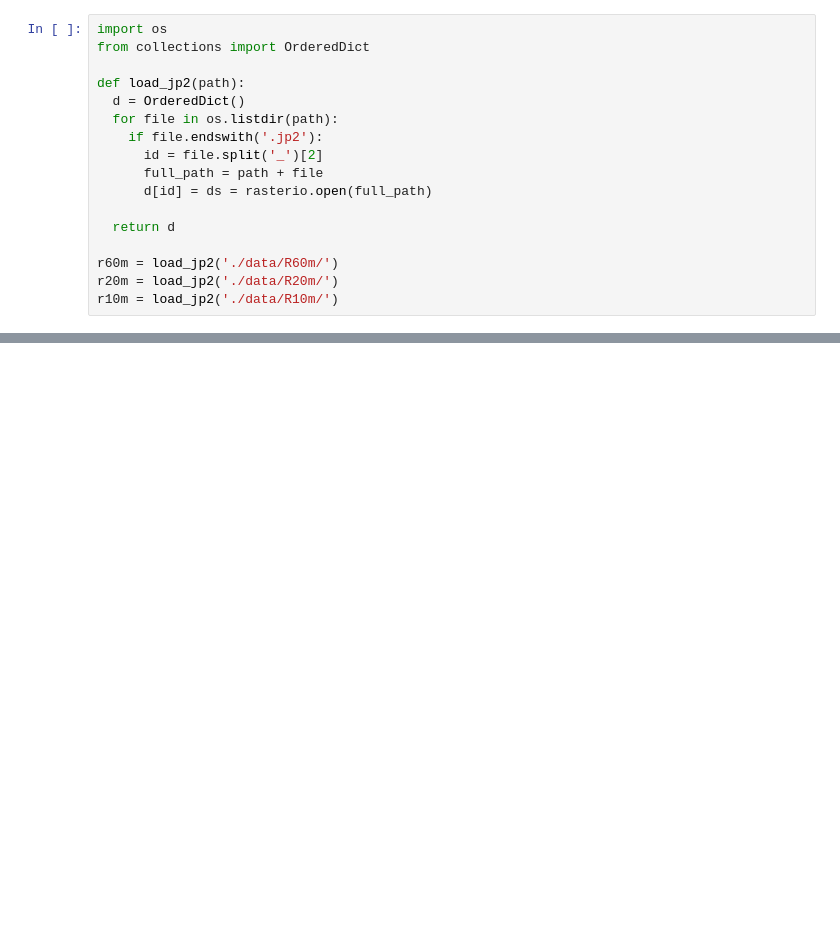
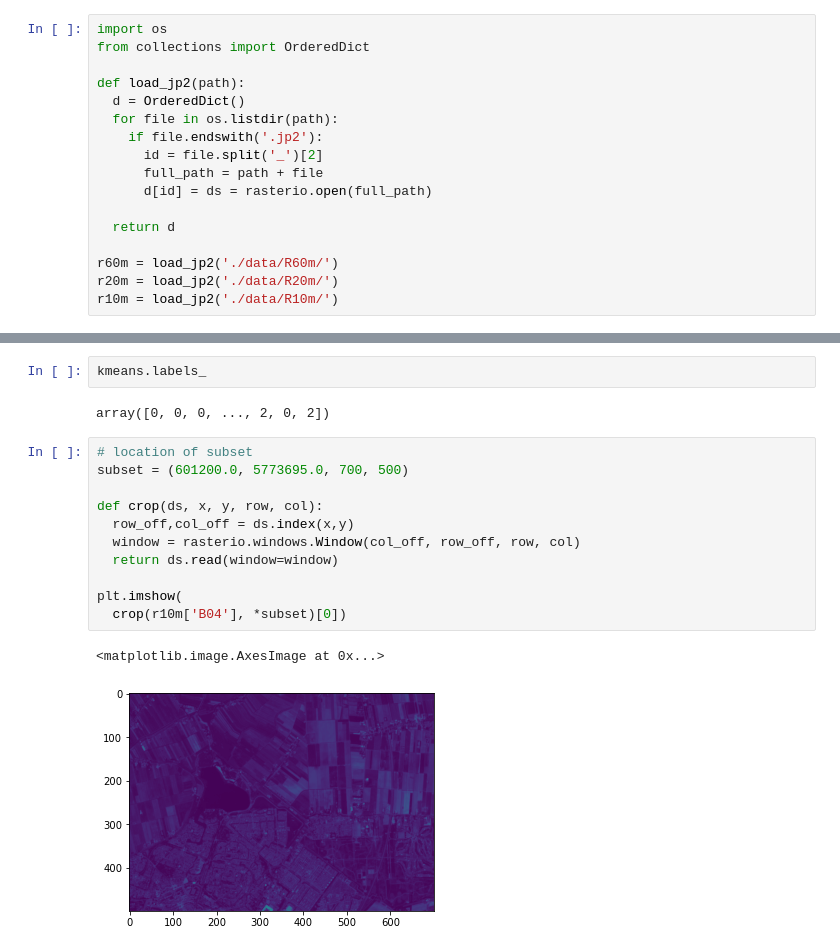
Before and after one commit to ondrej-vesely/GEO1001-hw2, a Jupyter notebook: hw2.ipynb, the cells around one changed output, grey strips where cells are left out. Saved outputs shown, nothing was run; the diff lists cells and outputs as text; blank space fills up the shorter version.

```diff
--- a/hw2.ipynb
+++ b/hw2.ipynb
@@ -42,0 +79,18 @@ c 2
+# %%
+kmeans.labels_
+# %% [output]
+array([0, 0, 0, ..., 2, 0, 2])
+# %%
+# location of subset
+subset = (601200.0, 5773695.0, 700, 500)
+
+def crop(ds, x, y, row, col):
+  row_off,col_off = ds.index(x,y)
+  window = rasterio.windows.Window(col_off, row_off, row, col)
+  return ds.read(window=window)
+
+plt.imshow(
+  crop(r10m['B04'], *subset)[0])
+# %% [output]
+<matplotlib.image.AxesImage at 0x...>
+[figure, added]
```
Also changed, not shown: parts of 8 cells of this notebook.
